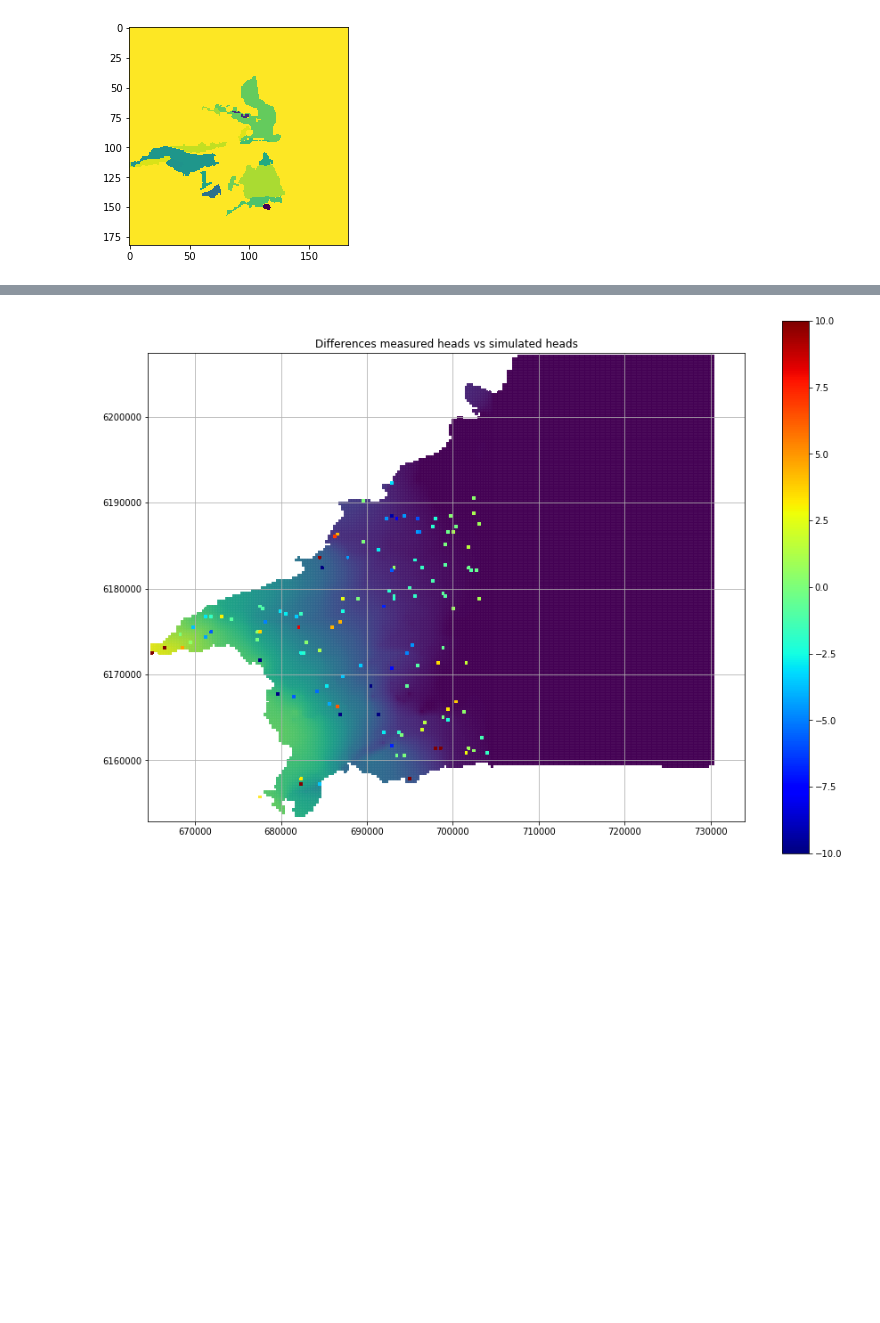
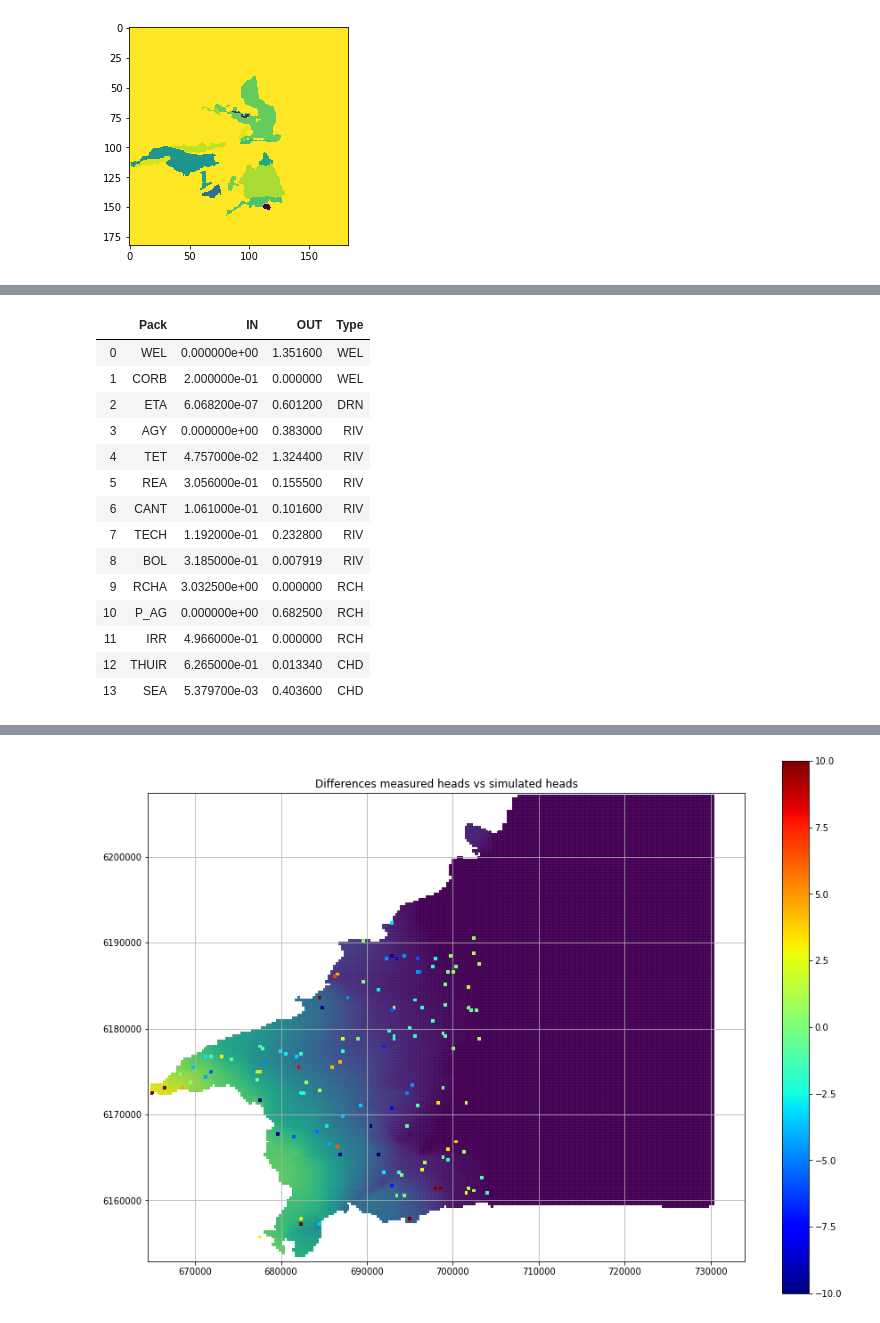
Before and after one commit to LudovicSchorpp/TM_Ludovic_Schorpp, a Jupyter notebook: codes_tests/Modeles2D/test_premier_model/test_premier_model.ipynb, the cells around one changed output, grey strips where cells are left out. Cells and saved outputs as stored; diff of their text form; code cells hidden in the pictures; blank space fills up the shorter version.

```diff
--- a/codes_tests/Modeles2D/test_premier_model/test_premier_model.ipynb
+++ b/codes_tests/Modeles2D/test_premier_model/test_premier_model.ipynb
@@ -538,3 +538,21 @@ Text(0, 0.5, 'm3/s')
+# %%
+Budget
+# %% [output]
+|  | Pack | IN | OUT | Type |
+| 0 | WEL | 0.000000e+00 | 1.351600 | WEL |
+| 1 | CORB | 2.000000e-01 | 0.000000 | WEL |
+| 2 | ETA | 6.068200e-07 | 0.601200 | DRN |
+| 3 | AGY | 0.000000e+00 | 0.383000 | RIV |
+| 4 | TET | 4.757000e-02 | 1.324400 | RIV |
+| 5 | REA | 3.056000e-01 | 0.155500 | RIV |
+| 6 | CANT | 1.061000e-01 | 0.101600 | RIV |
+| 7 | TECH | 1.192000e-01 | 0.232800 | RIV |
+| 8 | BOL | 3.185000e-01 | 0.007919 | RIV |
+| 9 | RCHA | 3.032500e+00 | 0.000000 | RCH |
+| 10 | P_AG | 0.000000e+00 | 0.682500 | RCH |
+| 11 | IRR | 4.966000e-01 | 0.000000 | RCH |
+| 12 | THUIR | 6.265000e-01 | 0.013340 | CHD |
+| 13 | SEA | 5.379700e-03 | 0.403600 | CHD |
 # %%
 # retrieve heads and spdis
 fig = plt.figure(figsize=(8,8))
```
Also changed, not shown: parts of 9 cells of this notebook, 5 other files.
